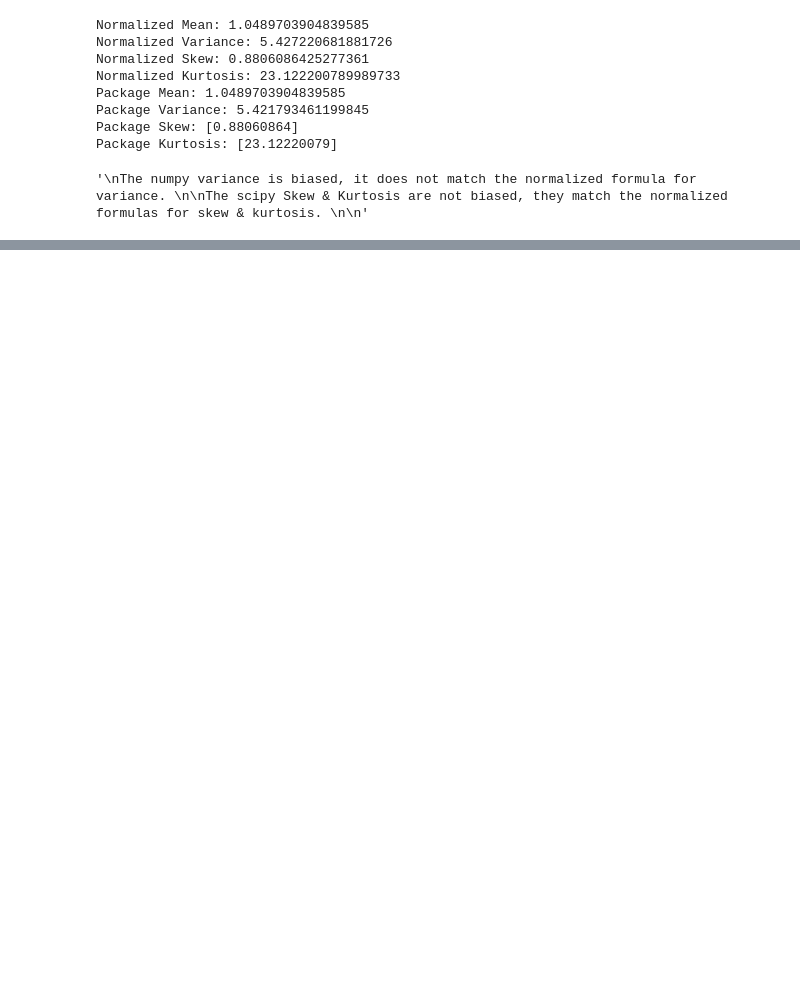
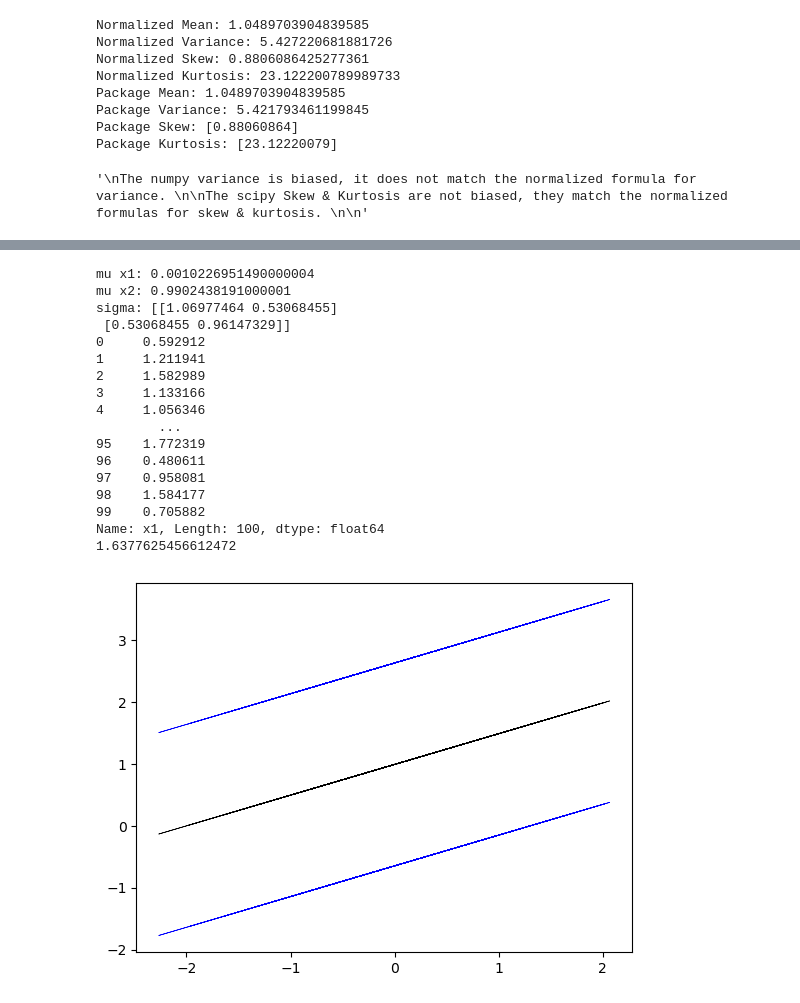
Before and after one commit to snehapat365/fintech545, a Jupyter notebook: homework1.ipynb, the cells around one changed output, grey strips where cells are left out. Saved outputs shown, nothing was run; the diff lists cells and outputs as text; code cells hidden in the pictures; blank space fills up the shorter version.

```diff
--- a/homework1.ipynb
+++ b/homework1.ipynb
@@ -100,0 +166,59 @@ MLE std err: 1.0037545075840428
+# %%
+# 2c.
+df = pd.read_csv('problem2_x.csv')
+# vector a
+x1 = df.x1
+x2 = df.x2
+mux1 = np.mean(x1)
+mux2 = np.mean(x2)
+print(f'mu x1: {mux1}')
+print(f'mu x2: {mux2}')
+sigma = np.cov(x1, x2)
+print(f'sigma: {sigma}')
+df = pd.read_csv('problem2_x1.csv')
+# vector a
+a = df.x1
+q = len(x1)
+
+sigma11 = sigma[0][0]
+sigma12 = sigma[0][1]
+sigma22 = sigma[1][1]
+sigma21 = sigma[1][0]
+
+mubar = mux2 + sigma21* (1/sigma11) * (a-mux1)
+sigmabar = sigma22 - sigma21*(1/sigma11)*(sigma21)
+
+print(mubar)
+
+from matplotlib import pyplot as plt
+import numpy as np
+
+
+
+# Define the confidence interval
+ci = 1.96 * np.sqrt(sigmabar)
+print(ci)
+plt.plot(a, mubar, color='black', lw=0.5)
+plt.plot(a, mubar-ci, color='blue', lw=0.5)
+plt.plot(a, mubar+ci, color='blue', lw=0.5)
+
+plt.show()
+# %% [output]
+mu x1: 0.0010226951490000004
+mu x2: 0.9902438191000001
+sigma: [[1.06977464 0.53068455]
+ [0.53068455 0.96147329]]
+0     0.592912
+1     1.211941
+2     1.582989
+3     1.133166
+4     1.056346
+        ...
+95    1.772319
+96    0.480611
+97    0.958081
+98    1.584177
+99    0.705882
+Name: x1, Length: 100, dtype: float64
+1.6377625456612472
+[figure, added]
```
Also changed, not shown: parts of 3 cells of this notebook.
